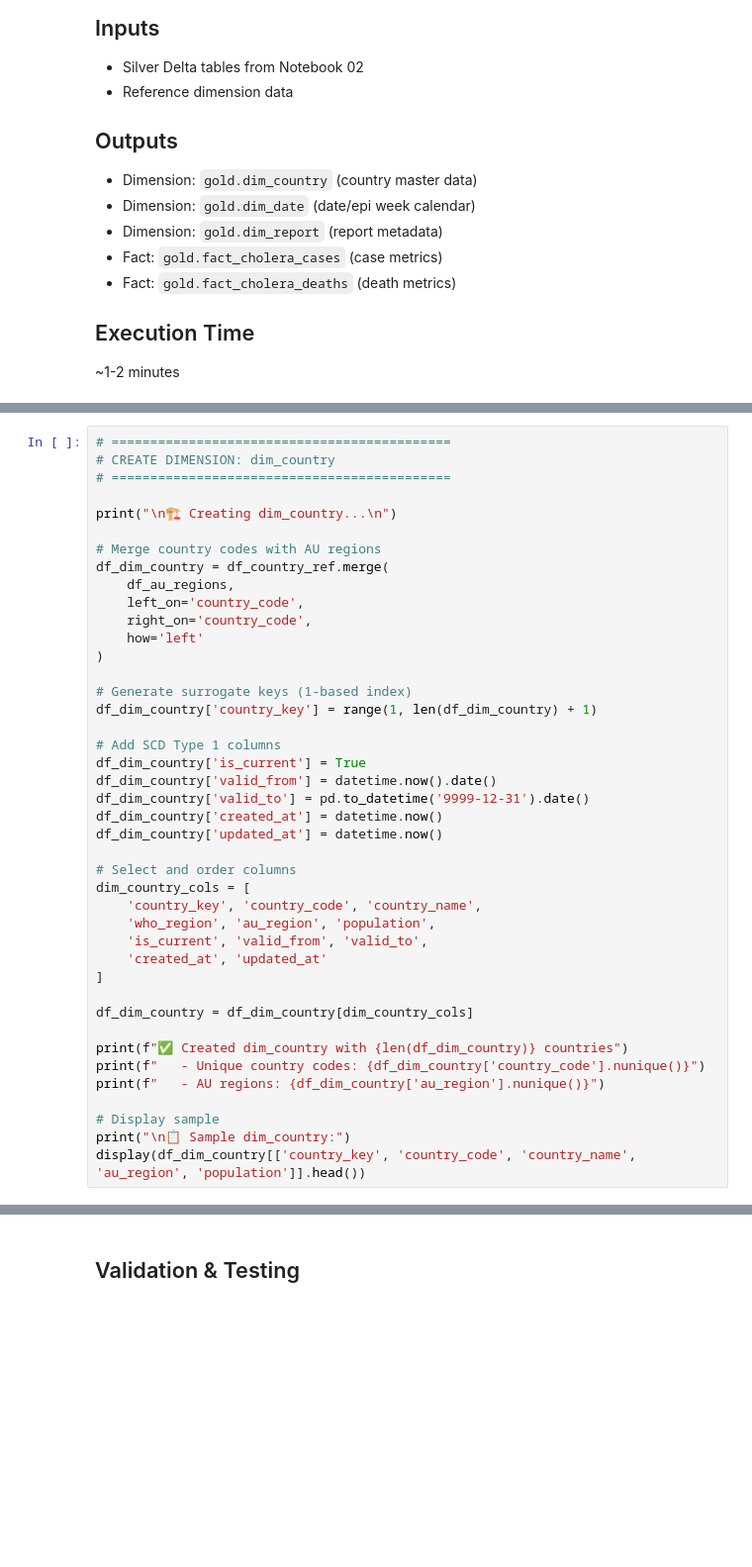
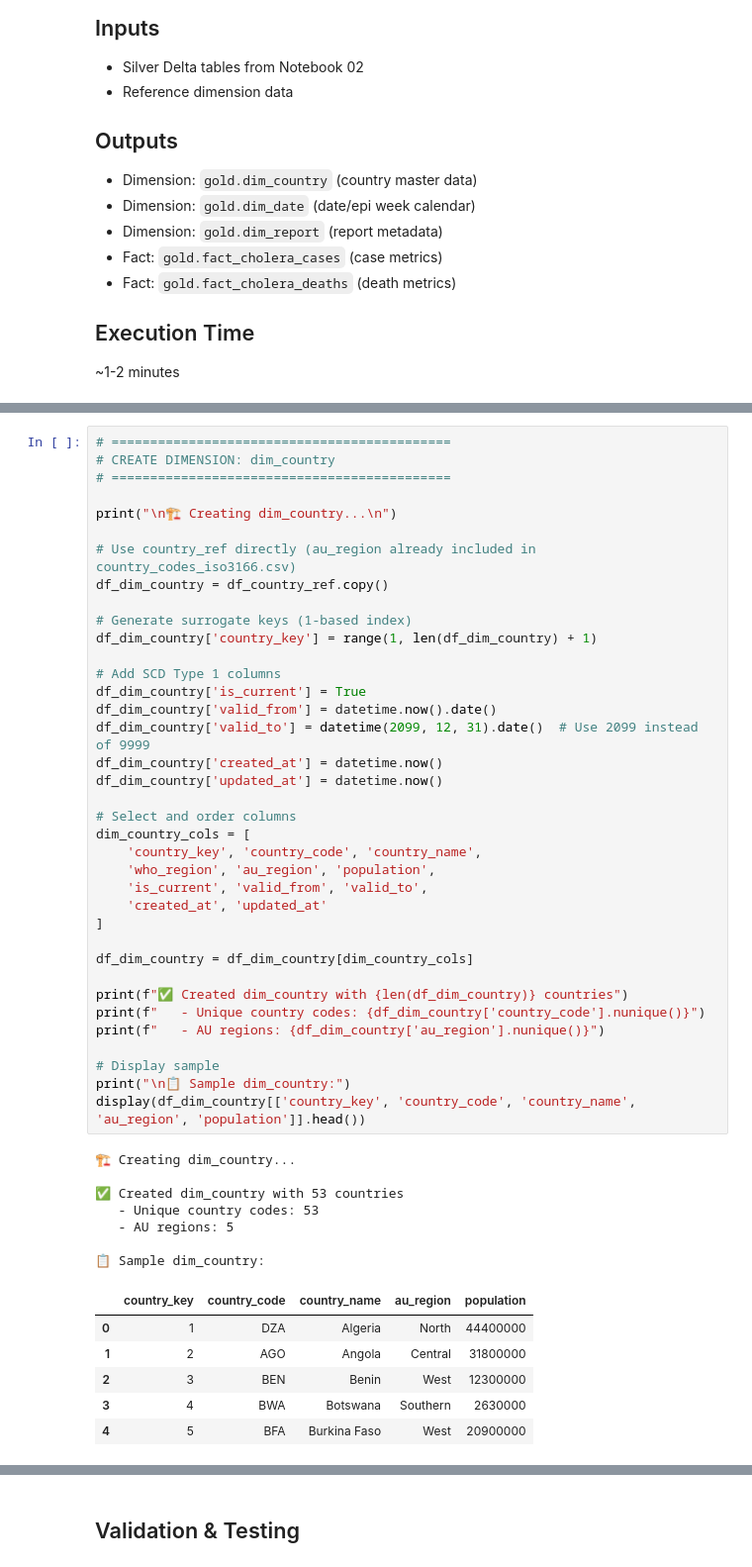
Before and after one commit to JuniorDieka/cholera-cdr-mvp, a Jupyter notebook: notebooks/03_gold_dimensional_model.ipynb, the cells around one changed output, grey strips where cells are left out. Shown at 99% size. Saved outputs shown, nothing was run; the diff lists cells and outputs as text; blank space fills up the shorter version.

```diff
--- a/notebooks/03_gold_dimensional_model.ipynb
+++ b/notebooks/03_gold_dimensional_model.ipynb
@@ -129,41 +147,50 @@ except Exception as e:
 
 print("\n🏗️ Creating dim_country...\n")
 
-# Merge country codes with AU regions
-df_dim_country = df_country_ref.merge(
-    df_au_regions,
-    left_on='country_code',
-    right_on='country_code',
-    how='left'
-)
+# Use country_ref directly (au_region already included in country_codes_iso3166.csv)
+df_dim_country = df_country_ref.copy()
 
 # Generate surrogate keys (1-based index)
 df_dim_country['country_key'] = range(1, len(df_dim_country) + 1)
 
 # Add SCD Type 1 columns
 df_dim_country['is_current'] = True
 df_dim_country['valid_from'] = datetime.now().date()
-df_dim_country['valid_to'] = pd.to_datetime('9999-12-31').date()
+df_dim_country['valid_to'] = datetime(2099, 12, 31).date()  # Use 2099 instead of 9999
 df_dim_country['created_at'] = datetime.now()
 df_dim_country['updated_at'] = datetime.now()
 
 # Select and order columns
 dim_country_cols = [
     'country_key', 'country_code', 'country_name',
     'who_region', 'au_region', 'population',
     'is_current', 'valid_from', 'valid_to',
     'created_at', 'updated_at'
 ]
 
 df_dim_country = df_dim_country[dim_country_cols]
 
 print(f"✅ Created dim_country with {len(df_dim_country)} countries")
 print(f"   - Unique country codes: {df_dim_country['country_code'].nunique()}")
 print(f"   - AU regions: {df_dim_country['au_region'].nunique()}")
 
 # Display sample
 print("\n📋 Sample dim_country:")
 display(df_dim_country[['country_key', 'country_code', 'country_name', 'au_region', 'population']].head())
+# %% [output]
+🏗️ Creating dim_country...
+
+✅ Created dim_country with 53 countries
+   - Unique country codes: 53
+   - AU regions: 5
+
+📋 Sample dim_country:
+|  | country_key | country_code | country_name | au_region | population |
+| 0 | 1 | DZA | Algeria | North | 44400000 |
+| 1 | 2 | AGO | Angola | Central | 31800000 |
+| 2 | 3 | BEN | Benin | West | 12300000 |
+| 3 | 4 | BWA | Botswana | Southern | 2630000 |
+| 4 | 5 | BFA | Burkina Faso | West | 20900000 |
 # %%
 # ============================================
 # CREATE DIMENSION: dim_date
```
Also changed, not shown: parts of 10 cells of this notebook, 5 other files.
